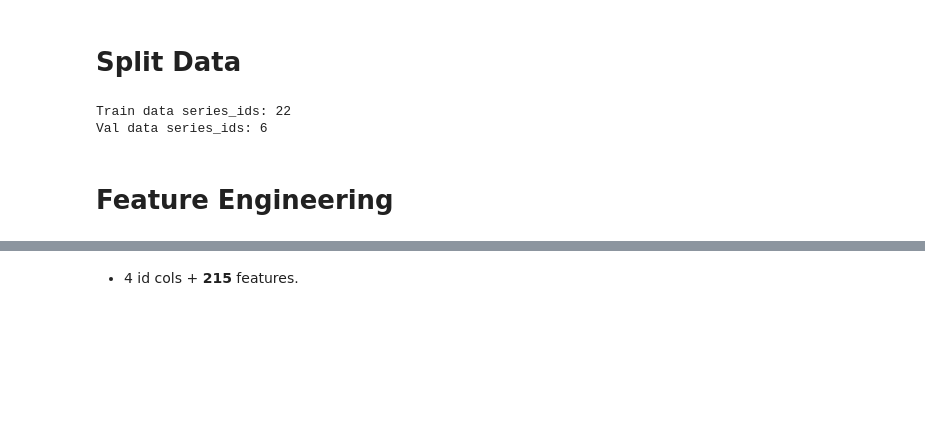
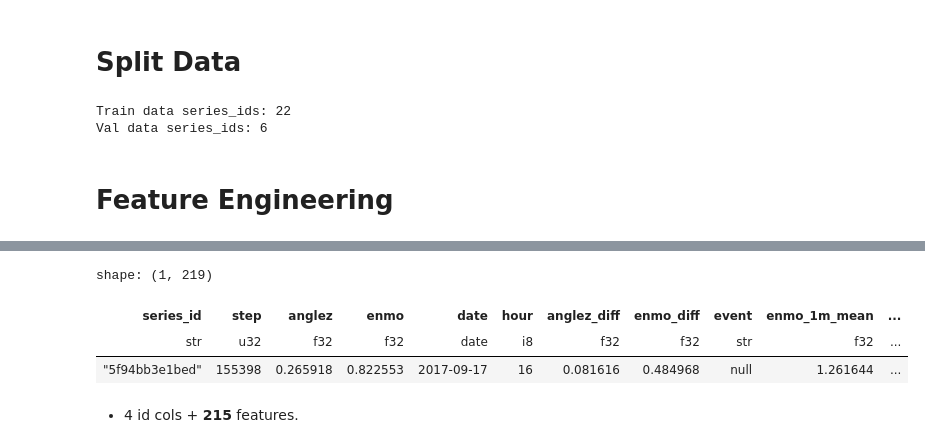
Before and after one commit to heefjones/detect_sleep_states, a Jupyter notebook: preds.ipynb, the cells around one changed output, grey strips where cells are left out. Saved outputs shown, nothing was run; the diff lists cells and outputs as text; code cells hidden in the pictures; blank space fills up the shorter version.

```diff
--- a/preds.ipynb
+++ b/preds.ipynb
@@ -66,3 +46,27 @@ shape: (1, 219)
+# %%
+# create features
+features_train = create_features(data_train)
+features_val = create_features(data_val)
+
+# define cols to be normalized
+non_norm_cols = ['series_id', 'step', 'date', 'hour', 'event']
+norm_cols = [col for col in features_train.columns if col not in non_norm_cols]
+
+# compute mean & std, convert to dictionaries
+mean_dict = features_train.select(norm_cols).mean().to_dicts()[0]
+std_dict = features_train.select(norm_cols).std().to_dicts()[0]
+
+# normalize only numeric columns
+features_train = features_train.with_columns([((pl.col(col) - mean_dict[col]) / std_dict[col]).cast(pl.Float32) for col in norm_cols])
+features_val = features_val.with_columns([((pl.col(col) - mean_dict[col]) / std_dict[col]).cast(pl.Float32) for col in norm_cols])
+
+# check
+features_train.sample()
+# %% [output]
+shape: (1, 219)
+| series_id | step | anglez | enmo | date | hour | anglez_diff | enmo_diff | event | enmo_1m_mean | ... |
+| str | u32 | f32 | f32 | date | i8 | f32 | f32 | str | f32 | ... |
+| "5f94bb3e1bed" | 155398 | 0.265918 | 0.822553 | 2017-09-17 | 16 | 0.081616 | 0.484968 | null | 1.261644 | ... |
 # %% [markdown]
 - 4 id cols + __215__ features.
 # %%
```
Also changed, not shown: parts of 31 cells of this notebook, 2 other files.
